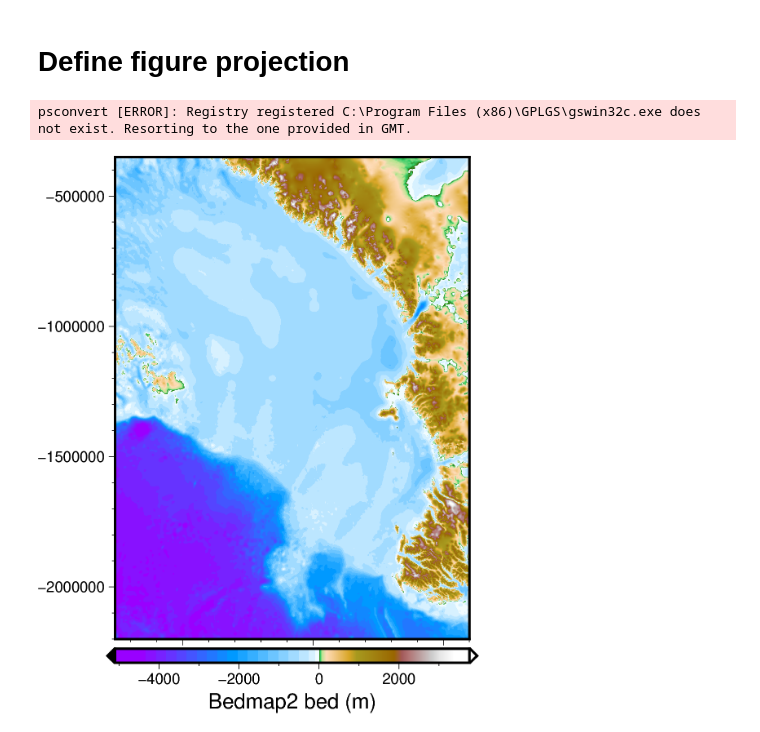
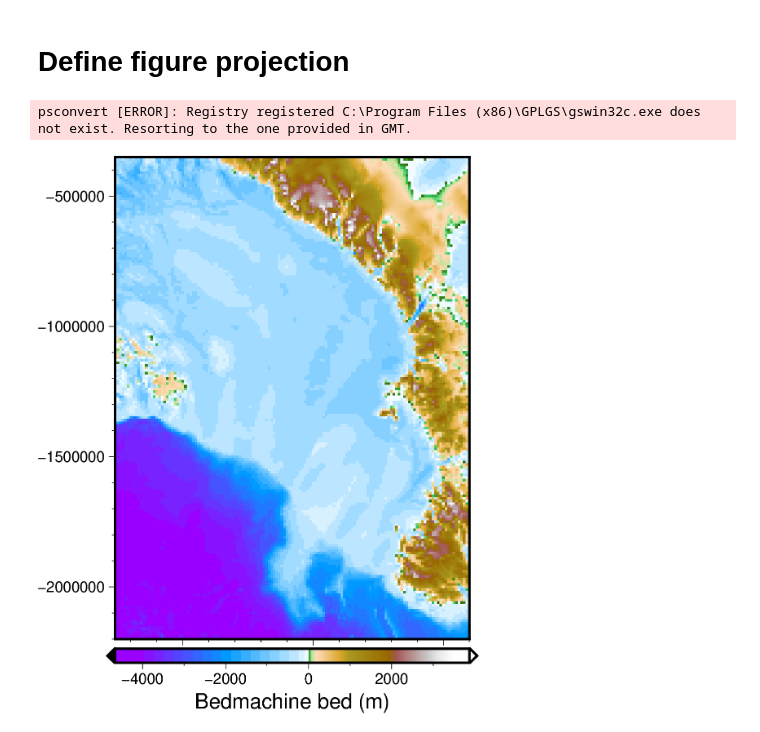
Before and after one commit to mdtanker/polartoolkit, a Jupyter notebook: docs/gallery/setting_projection.ipynb, the cells around one changed output. Drawn from its saved outputs; the diff is of its cells as text; code cells hidden in the pictures.

```diff
--- a/docs/gallery/setting_projection.ipynb
+++ b/docs/gallery/setting_projection.ipynb
@@ -5,7 +5,7 @@ from antarctic_plots import fetch, utils
 import pygmt
 
 # load a grid file to plot
-bed = fetch.bedmap2(layer="bed")
+bed = fetch.bedmachine(layer="bed")
 
 # define a region to plot
 # either full extent of the grid file
@@ -13,32 +13,32 @@ bed = fetch.bedmap2(layer="bed")
 
 # or a custom subset
 plot_region = [-760e3, 600e3, -2200e3, -350e3]
 
 # set figure projection and size from input region
 proj_xy = utils.set_proj(plot_region)[0]
 fig_width = utils.set_proj(plot_region)[2]
 
 # use standard PyGMT commands to plot figure
 fig = pygmt.Figure()
 
 fig.grdimage(
     grid=bed,
     cmap="globe",
     projection=proj_xy,
     region=plot_region,
     frame=True,  # ['+gwhite'],
     nan_transparent=True,
 )
 
 # display colorbar
 fig.colorbar(
     cmap=True,
     position=f"jBC+w{fig_width}c+jTC+h+o0c/.2c+e",
-    frame=f"xaf+lBedmap2 bed (m)",
+    frame=f"xaf+lBedmachine bed (m)",
 )
 
 
 fig.show()
 # %% [output]
 psconvert [ERROR]: Registry registered C:\Program Files (x86)\GPLGS\gswin32c.exe does not exist. Resorting to the one provided in GMT.
-[figure, old version]
+[figure, new version]
```
Also changed, not shown: 16 other files.
